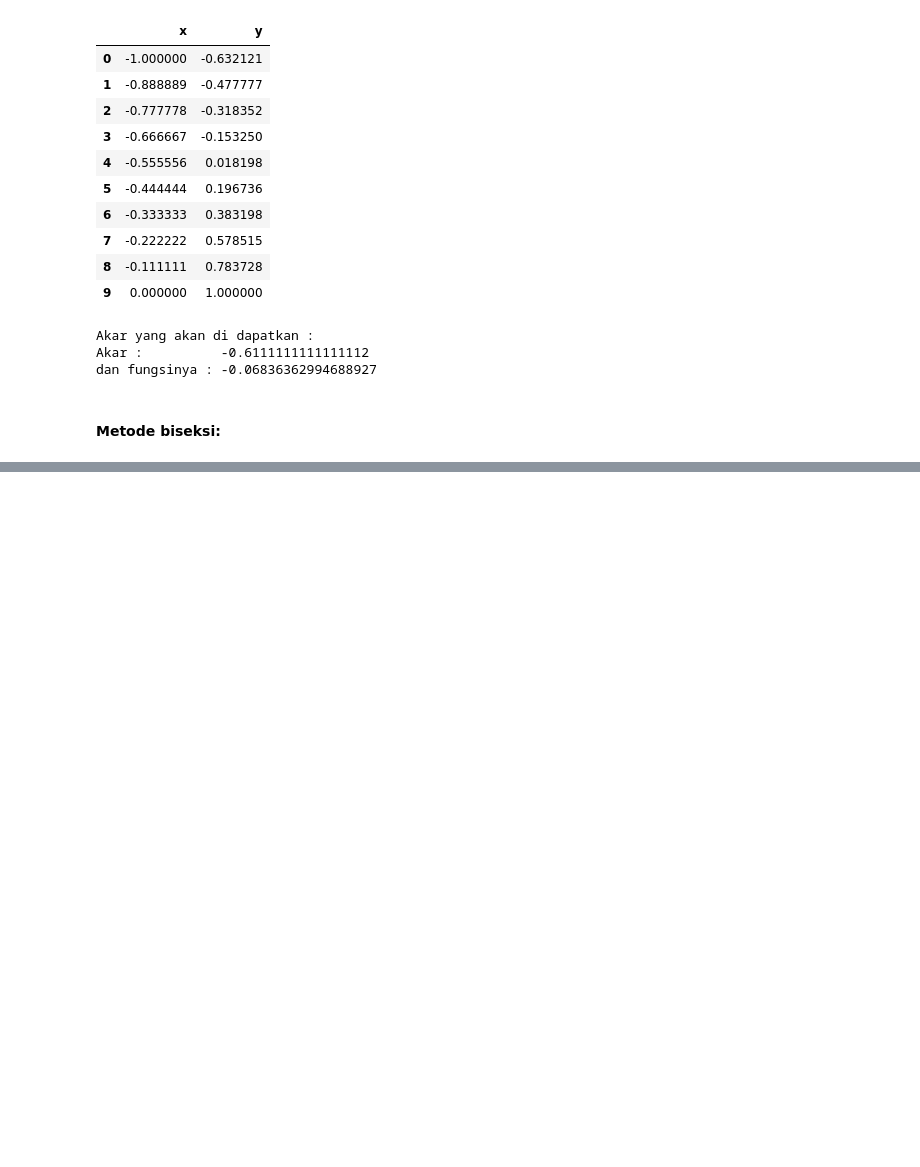
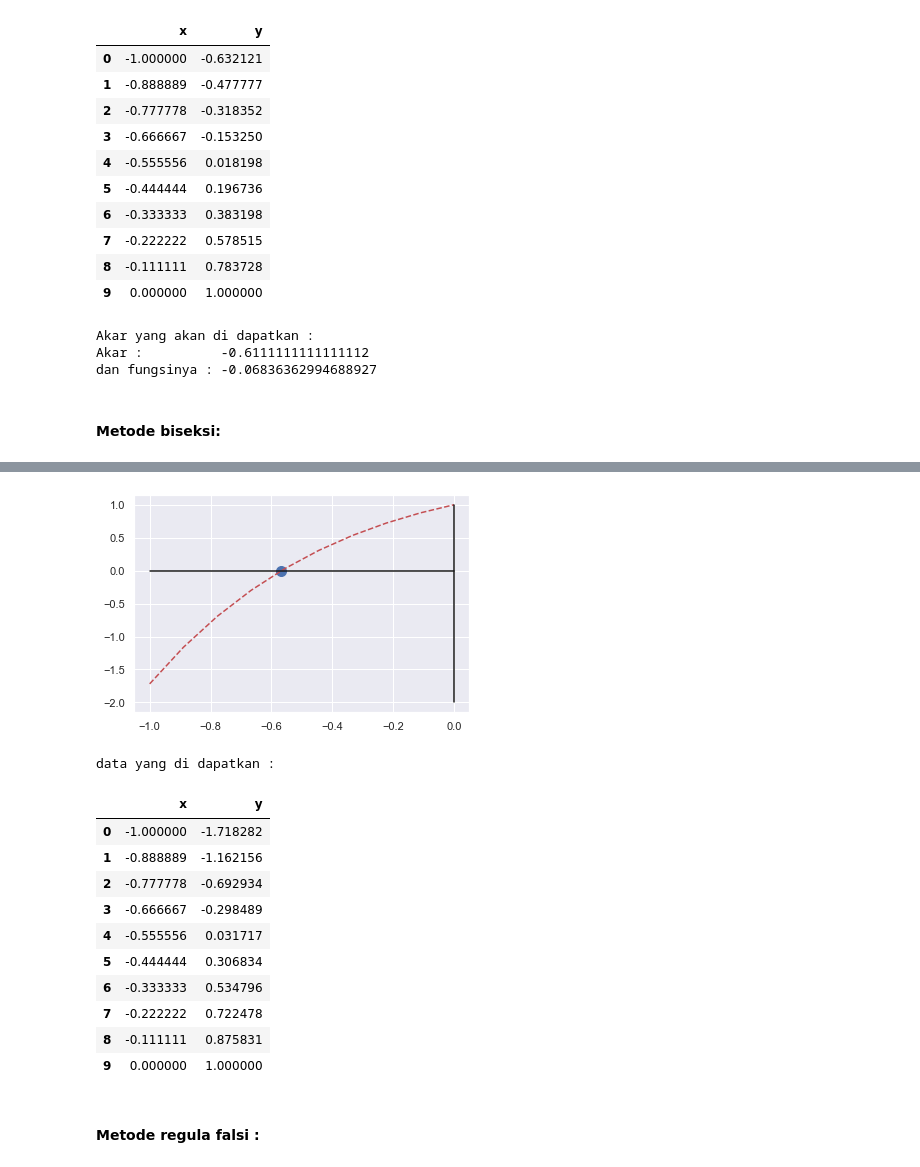
Before and after one commit to dzakyfaishalariq/DataSains, a Jupyter notebook: metode_numerik/akar_persamaan_nonlinier/metude_tabel.ipynb, the cells around one changed output, grey strips where cells are left out. Saved outputs shown, nothing was run; the diff lists cells and outputs as text; code cells hidden in the pictures; blank space fills up the shorter version.

Commit message:
metode numerik

```diff
--- a/metode_numerik/akar_persamaan_nonlinier/metude_tabel.ipynb
+++ b/metode_numerik/akar_persamaan_nonlinier/metude_tabel.ipynb
@@ -72,3 +74,27 @@ Akar :          -0.6111111111111112
 dan fungsinya : -0.06836362994688927
 # %% [markdown]
 <h4>Metode biseksi: </h4>
+# %%
+# Membuat fungsi
+def f2(x):
+    y = x*np.exp(-x) + 1
+    return y
+# biseksi
+def biseksi(a,b,tol=1e-6):
+    xl = a
+    xu = b
+    print("|{:>8}|{:>8}|{:>8}|{:>8}|{:>8}|".format('a','b','x','f(x)','f(a)'))
+    print("==============================================")
+    while abs(xu-xl) > tol:
+        xr = (xl+xu)/2
+        if f2(xr) == 0:
+            return xr
+        elif f2(xr)*f2(xl) < 0:
+            xu = xr
+        else:
+            xl = xr
+        print("|{:>8.4f}|{:>8.4f}|{:>8.4f}|{:>8.4f}|{:>8.4f}|".format(a,b,xr,f2(xr),f2(a)))
+    return (xl+xu)/2
+# %%
+x_akar = biseksi(a,b)
+print("Akar yang akan di dapatkan : {}".format(x_akar))
@@ -74,0 +119,30 @@ dan fungsinya : -0.06836362994688927
+# %%
+a,b = -1,0
+x2 = np.linspace(a, b, 10)
+datafarme = pd.DataFrame({'x': x2, 'y': f2(x)})
+fig, ax = plt.subplots()
+ax.plot(datafarme['x'], datafarme['y'], '--',color='r')
+ax.scatter(x_akar, f2(x_akar), c='b', s=100)
+ax.grid(True)
+#garis X
+ax.add_line(plt.Line2D([-1, 0], [0, 0], color='k'))
+ax.add_line(plt.Line2D([0, 0], [-2, 1], color='k'))
+plt.show()
+print('data yang di dapatkan : ')
+datafarme
+# %% [output]
+[figure, added]
+data yang di dapatkan :
+|  | x | y |
+| 0 | -1.000000 | -1.718282 |
+| 1 | -0.888889 | -1.162156 |
+| 2 | -0.777778 | -0.692934 |
+| 3 | -0.666667 | -0.298489 |
+| 4 | -0.555556 | 0.031717 |
+| 5 | -0.444444 | 0.306834 |
+| 6 | -0.333333 | 0.534796 |
+| 7 | -0.222222 | 0.722478 |
+| 8 | -0.111111 | 0.875831 |
+| 9 | 0.000000 | 1.000000 |
+# %% [markdown]
+<h4>Metode regula falsi :</h4>
```
Also changed, not shown: parts of 6 cells of this notebook.
